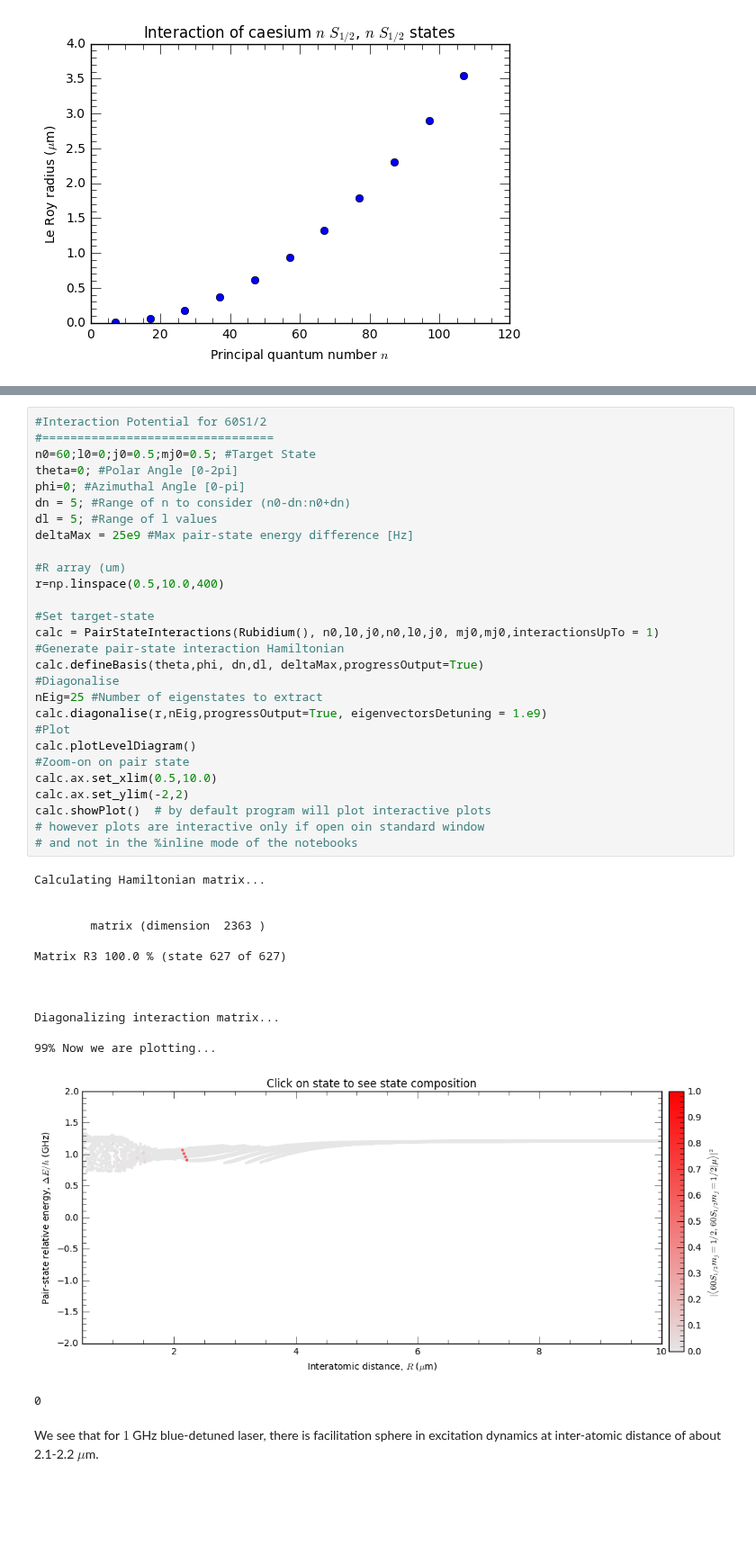
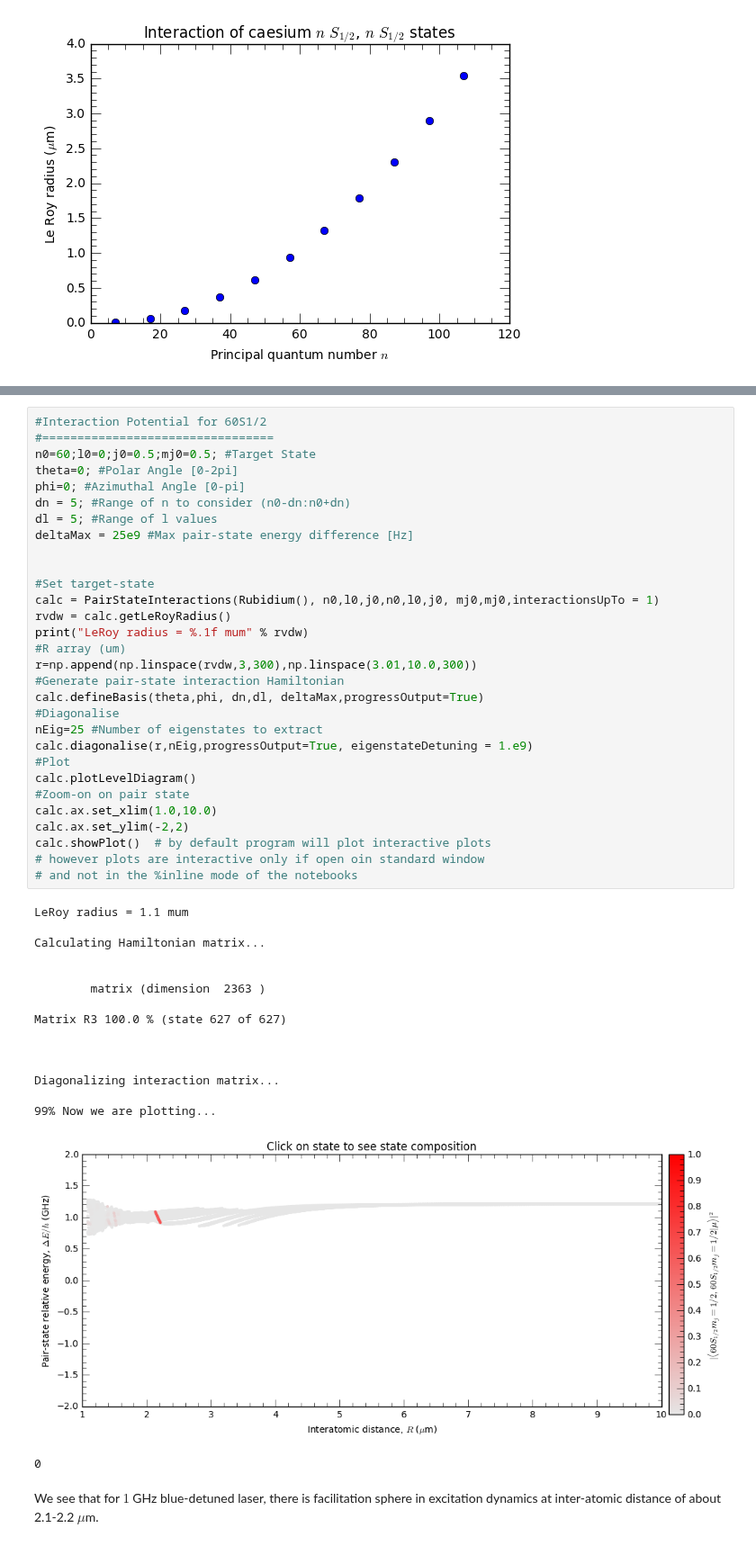
Before and after one commit to nikolasibalic/ARC-Alkali-Rydberg-Calculator, a Jupyter notebook: doc/Rydberg_atoms_a_primer_notebook.ipynb, the cells around one changed output, grey strips where cells are left out. Shown at 90% size. Saved outputs shown, nothing was run; the diff lists cells and outputs as text; blank space fills up the shorter version.

Commit message:
fixed examples, added eigenstateDetuning option

```diff
--- a/doc/Rydberg_atoms_a_primer_notebook.ipynb
+++ b/doc/Rydberg_atoms_a_primer_notebook.ipynb
@@ -1349,38 +1357,42 @@ dn = 5; #Range of n to consider (n0-dn:n0+dn)
 dl = 5; #Range of l values
 deltaMax = 25e9 #Max pair-state energy difference [Hz]
 
-#R array (um)
-r=np.linspace(0.5,10.0,400)
 
 #Set target-state
 calc = PairStateInteractions(Rubidium(), n0,l0,j0,n0,l0,j0, mj0,mj0,interactionsUpTo = 1)
+rvdw = calc.getLeRoyRadius()
+print("LeRoy radius = %.1f mum" % rvdw)
+#R array (um)
+r=np.append(np.linspace(rvdw,3,300),np.linspace(3.01,10.0,300))
 #Generate pair-state interaction Hamiltonian
 calc.defineBasis(theta,phi, dn,dl, deltaMax,progressOutput=True)
 #Diagonalise
 nEig=25 #Number of eigenstates to extract
-calc.diagonalise(r,nEig,progressOutput=True, eigenvectorsDetuning = 1.e9)
+calc.diagonalise(r,nEig,progressOutput=True, eigenstateDetuning = 1.e9)
 #Plot
 calc.plotLevelDiagram()
 #Zoom-on on pair state
-calc.ax.set_xlim(0.5,10.0)
+calc.ax.set_xlim(1.0,10.0)
 calc.ax.set_ylim(-2,2)
 calc.showPlot()  # by default program will plot interactive plots
 # however plots are interactive only if open oin standard window
 # and not in the %inline mode of the notebooks
 # %% [output]
+LeRoy radius = 1.1 mum
+
 Calculating Hamiltonian matrix...
 
 
         matrix (dimension  2363 )
 
 Matrix R3 100.0 % (state 627 of 627)
 
 
 
 Diagonalizing interaction matrix...
 
 99% Now we are plotting...
-[figure, old version]
+[figure, new version]
 0
 # %% [markdown]
 We see that for $1~$GHz blue-detuned laser, there is facilitation sphere in excitation dynamics at inter-atomic distance of about 2.1-2.2$~\mu$m.
```
Also changed, not shown: parts of 6 cells of this notebook, 1 other file.
